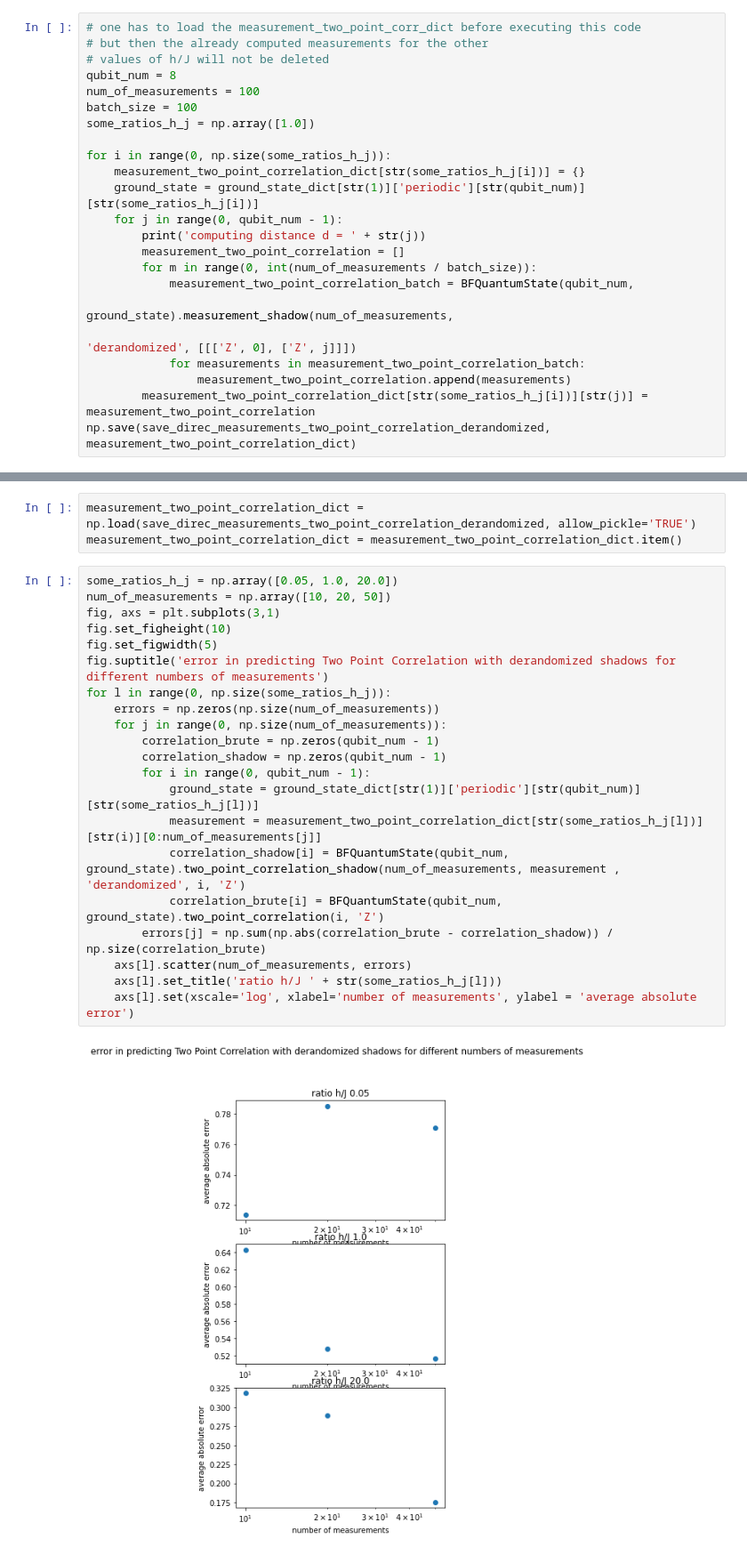
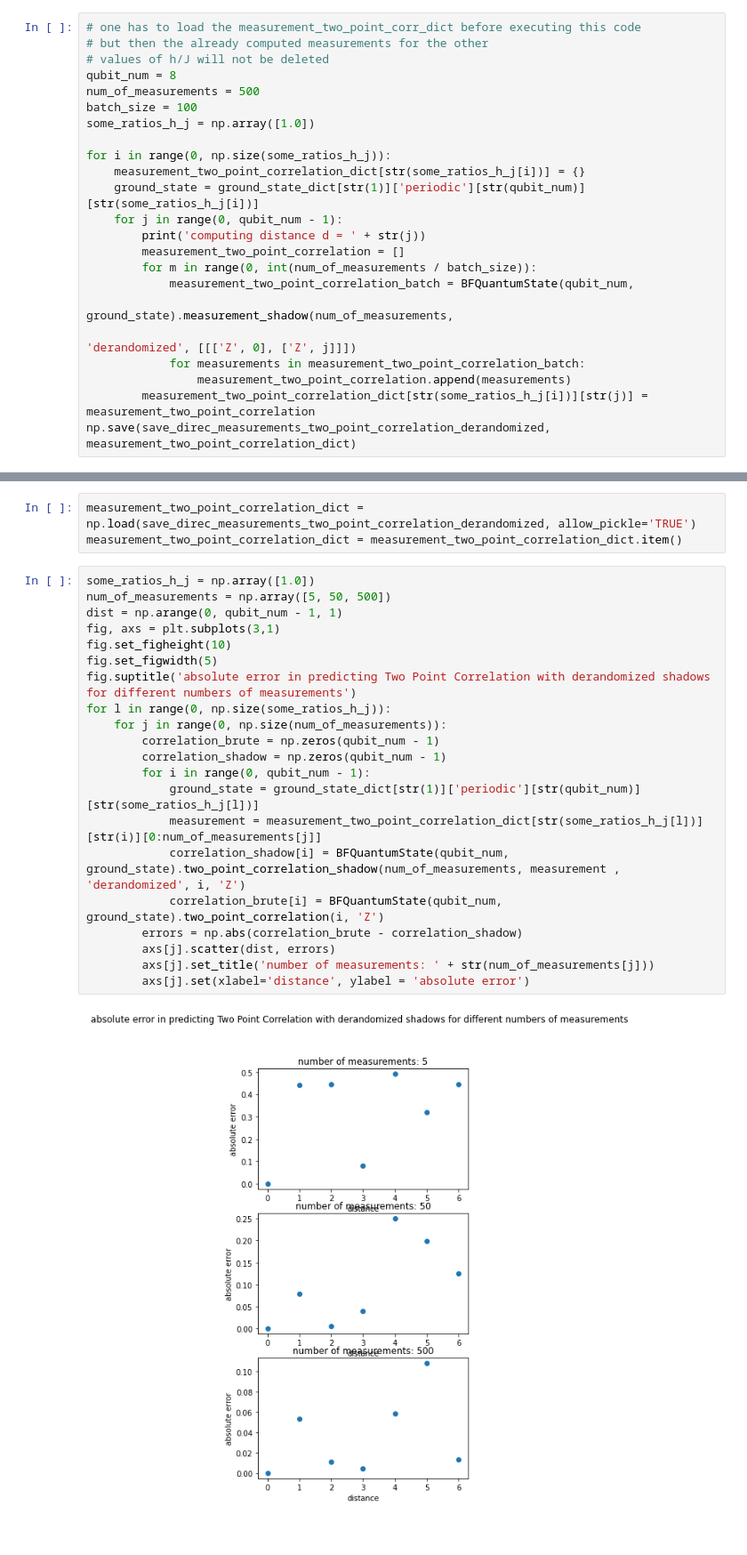
Before and after one commit to LennartBuerger/classical-shadows-for-1d-TFIM-energy-estimation, a Jupyter notebook: display_data/shadow_performance_analysis.ipynb, the cells around one changed output, grey strips where cells are left out. Shown at 89% size. Cells and saved outputs as stored; diff of their text form.

Commit message:
finished the plots with the now bug fixed measurements

```diff
--- a/display_data/shadow_performance_analysis.ipynb
+++ b/display_data/shadow_performance_analysis.ipynb
@@ -278,7 +279,7 @@ We compute the average of the absolute error over the different distances.
 # but then the already computed measurements for the other
 # values of h/J will not be deleted
 qubit_num = 8
-num_of_measurements = 100
+num_of_measurements = 500
 batch_size = 100
 some_ratios_h_j = np.array([1.0])
 
@@ -308,25 +309,25 @@ computing distance d = 6
 measurement_two_point_correlation_dict = np.load(save_direc_measurements_two_point_correlation_derandomized, allow_pickle='TRUE')
 measurement_two_point_correlation_dict = measurement_two_point_correlation_dict.item()
 # %%
-some_ratios_h_j = np.array([0.05, 1.0, 20.0])
-num_of_measurements = np.array([10, 20, 50])
+some_ratios_h_j = np.array([1.0])
+num_of_measurements = np.array([5, 50, 500])
+dist = np.arange(0, qubit_num - 1, 1)
 fig, axs = plt.subplots(3,1)
 fig.set_figheight(10)
 fig.set_figwidth(5)
-fig.suptitle('error in predicting Two Point Correlation with derandomized shadows for different numbers of measurements')
+fig.suptitle('absolute error in predicting Two Point Correlation with derandomized shadows for different numbers of measurements')
 for l in range(0, np.size(some_ratios_h_j)):
-    errors = np.zeros(np.size(num_of_measurements))
     for j in range(0, np.size(num_of_measurements)):
         correlation_brute = np.zeros(qubit_num - 1)
         correlation_shadow = np.zeros(qubit_num - 1)
         for i in range(0, qubit_num - 1):
             ground_state = ground_state_dict[str(1)]['periodic'][str(qubit_num)][str(some_ratios_h_j[l])]
             measurement = measurement_two_point_correlation_dict[str(some_ratios_h_j[l])][str(i)][0:num_of_measurements[j]]
             correlation_shadow[i] = BFQuantumState(qubit_num, ground_state).two_point_correlation_shadow(num_of_measurements, measurement , 'derandomized', i, 'Z')
             correlation_brute[i] = BFQuantumState(qubit_num, ground_state).two_point_correlation(i, 'Z')
-        errors[j] = np.sum(np.abs(correlation_brute - correlation_shadow)) / np.size(correlation_brute)
-    axs[l].scatter(num_of_measurements, errors)
-    axs[l].set_title('ratio h/J ' + str(some_ratios_h_j[l]))
-    axs[l].set(xscale='log', xlabel='number of measurements', ylabel = 'average absolute error')
+        errors = np.abs(correlation_brute - correlation_shadow)
+        axs[j].scatter(dist, errors)
+        axs[j].set_title('number of measurements: ' + str(num_of_measurements[j]))
+        axs[j].set(xlabel='distance', ylabel = 'absolute error')
 # %% [output]
-[figure, old version]
+[figure, new version]
```
Also changed, not shown: parts of 4 cells of this notebook, 1 other file.
